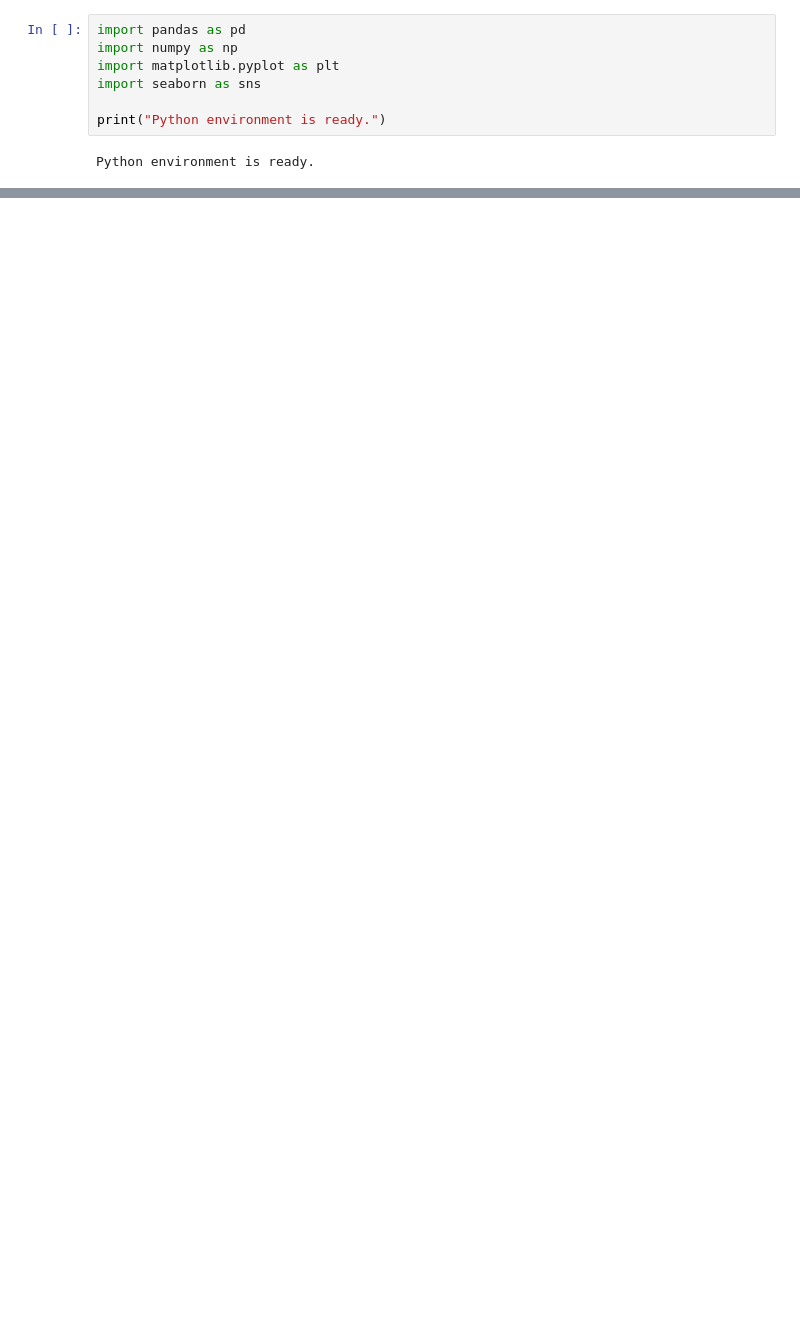
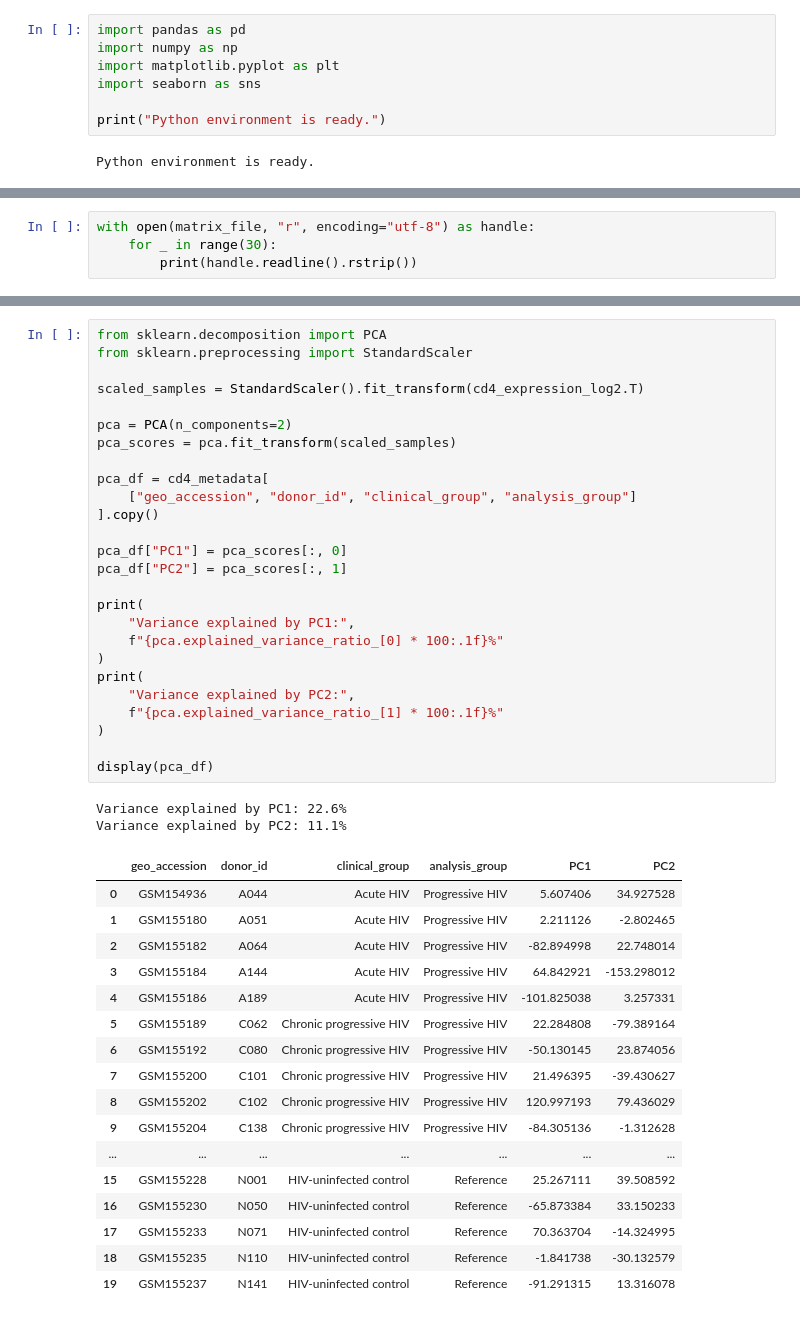
Before and after one commit to alilabwork-coder/hiv-cd4-tcell-transcriptomics, a Jupyter notebook: notebooks/01_metadata_and_qc.ipynb, the cells around one changed output, grey strips where cells are left out. Saved outputs shown, nothing was run; the diff lists cells and outputs as text; blank space fills up the shorter version.

```diff
--- a/notebooks/01_metadata_and_qc.ipynb
+++ b/notebooks/01_metadata_and_qc.ipynb
@@ -18,0 +35,4 @@ Saving GSE6740_series_matrix.txt to GSE6740_series_matrix (1).txt
+# %%
+with open(matrix_file, "r", encoding="utf-8") as handle:
+    for _ in range(30):
+        print(handle.readline().rstrip())
@@ -18,0 +405,46 @@ Saving GSE6740_series_matrix.txt to GSE6740_series_matrix (1).txt
+# %%
+from sklearn.decomposition import PCA
+from sklearn.preprocessing import StandardScaler
+
+scaled_samples = StandardScaler().fit_transform(cd4_expression_log2.T)
+
+pca = PCA(n_components=2)
+pca_scores = pca.fit_transform(scaled_samples)
+
+pca_df = cd4_metadata[
+    ["geo_accession", "donor_id", "clinical_group", "analysis_group"]
+].copy()
+
+pca_df["PC1"] = pca_scores[:, 0]
+pca_df["PC2"] = pca_scores[:, 1]
+
+print(
+    "Variance explained by PC1:",
+    f"{pca.explained_variance_ratio_[0] * 100:.1f}%"
+)
+print(
+    "Variance explained by PC2:",
+    f"{pca.explained_variance_ratio_[1] * 100:.1f}%"
+)
+
+display(pca_df)
+# %% [output]
+Variance explained by PC1: 22.6%
+Variance explained by PC2: 11.1%
+|  | geo_accession | donor_id | clinical_group | analysis_group | PC1 | PC2 |
+| 0 | GSM154936 | A044 | Acute HIV | Progressive HIV | 5.607406 | 34.927528 |
+| 1 | GSM155180 | A051 | Acute HIV | Progressive HIV | 2.211126 | -2.802465 |
+| 2 | GSM155182 | A064 | Acute HIV | Progressive HIV | -82.894998 | 22.748014 |
+| 3 | GSM155184 | A144 | Acute HIV | Progressive HIV | 64.842921 | -153.298012 |
+| 4 | GSM155186 | A189 | Acute HIV | Progressive HIV | -101.825038 | 3.257331 |
+| 5 | GSM155189 | C062 | Chronic progressive HIV | Progressive HIV | 22.284808 | -79.389164 |
+| 6 | GSM155192 | C080 | Chronic progressive HIV | Progressive HIV | -50.130145 | 23.874056 |
+| 7 | GSM155200 | C101 | Chronic progressive HIV | Progressive HIV | 21.496395 | -39.430627 |
+| 8 | GSM155202 | C102 | Chronic progressive HIV | Progressive HIV | 120.997193 | 79.436029 |
+| 9 | GSM155204 | C138 | Chronic progressive HIV | Progressive HIV | -84.305136 | -1.312628 |
+| ... | ... | ... | ... | ... | ... | ... |
+| 15 | GSM155228 | N001 | HIV-uninfected control | Reference | 25.267111 | 39.508592 |
+| 16 | GSM155230 | N050 | HIV-uninfected control | Reference | -65.873384 | 33.150233 |
+| 17 | GSM155233 | N071 | HIV-uninfected control | Reference | 70.363704 | -14.324995 |
+| 18 | GSM155235 | N110 | HIV-uninfected control | Reference | -1.841738 | -30.132579 |
+| 19 | GSM155237 | N141 | HIV-uninfected control | Reference | -91.291315 | 13.316078 |
```
Also changed, not shown: parts of 26 cells of this notebook.
